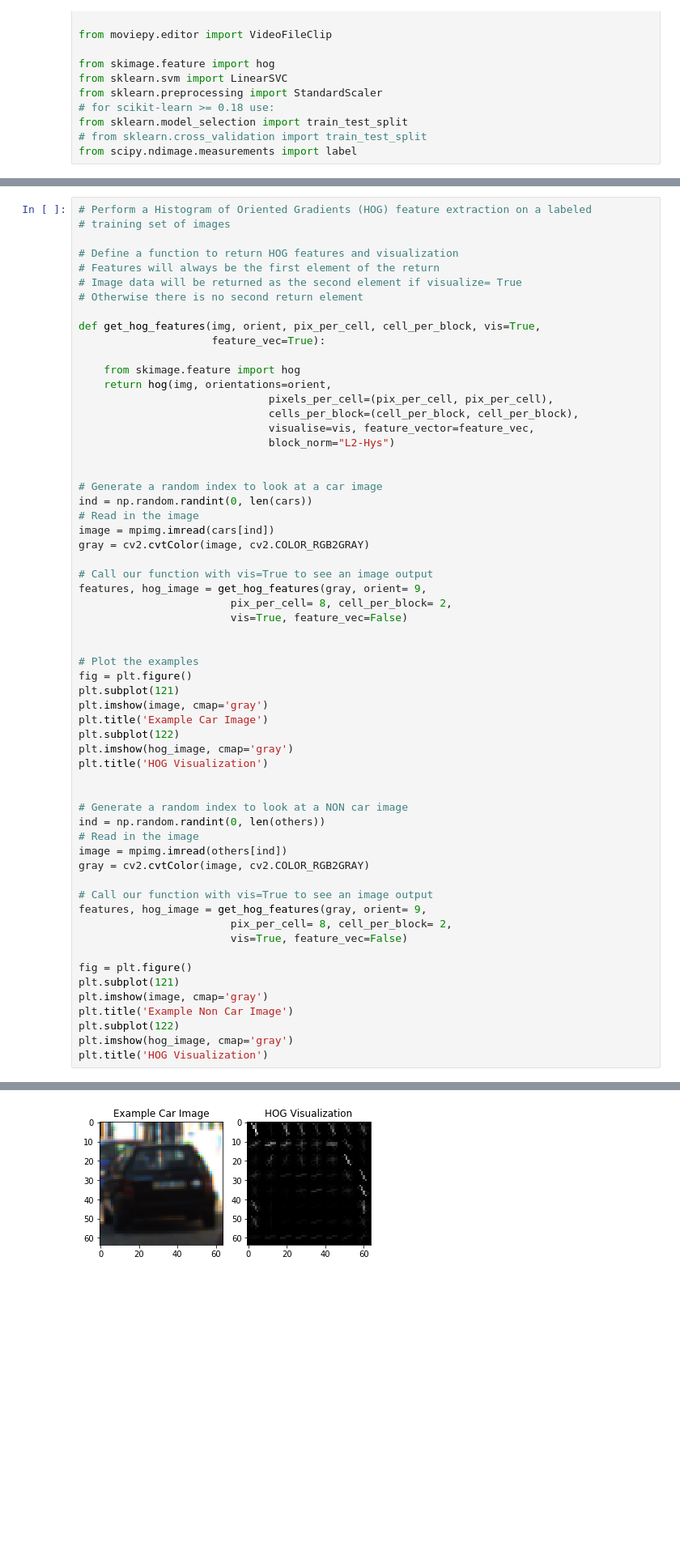
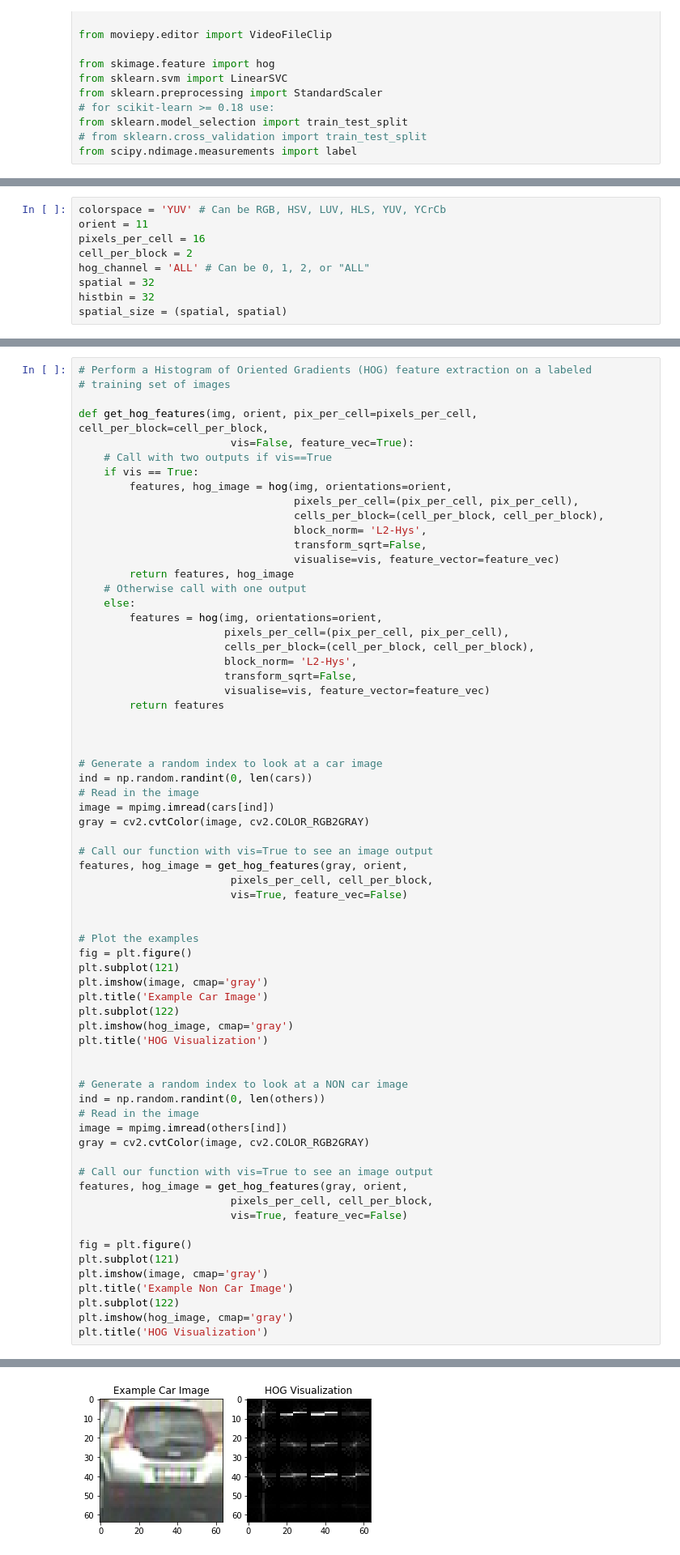
Before and after one commit to cwcentral/CarND-Vehicle-Detection, a Jupyter notebook: p5.ipynb, the cells around one changed output, grey strips where cells are left out. Shown at 81% size. Cells and saved outputs as stored; diff of their text form; blank space fills up the shorter version.

```diff
--- a/p5.ipynb
+++ b/p5.ipynb
@@ -34,0 +37,9 @@ from scipy.ndimage.measurements import label
+# %%
+colorspace = 'YUV' # Can be RGB, HSV, LUV, HLS, YUV, YCrCb
+orient = 11
+pixels_per_cell = 16
+cell_per_block = 2
+hog_channel = 'ALL' # Can be 0, 1, 2, or "ALL"
+spatial = 32
+histbin = 32
+spatial_size = (spatial, spatial)
@@ -65,20 +80,27 @@ show_samples("NON-CARS", others)
 # Perform a Histogram of Oriented Gradients (HOG) feature extraction on a labeled
 # training set of images
 
-# Define a function to return HOG features and visualization
-# Features will always be the first element of the return
-# Image data will be returned as the second element if visualize= True
-# Otherwise there is no second return element
+def get_hog_features(img, orient, pix_per_cell=pixels_per_cell, cell_per_block=cell_per_block,
+                        vis=False, feature_vec=True):
+    # Call with two outputs if vis==True
+    if vis == True:
+        features, hog_image = hog(img, orientations=orient,
+                                  pixels_per_cell=(pix_per_cell, pix_per_cell),
+                                  cells_per_block=(cell_per_block, cell_per_block),
+                                  block_norm= 'L2-Hys',
+                                  transform_sqrt=False,
+                                  visualise=vis, feature_vector=feature_vec)
+        return features, hog_image
+    # Otherwise call with one output
+    else:
+        features = hog(img, orientations=orient,
+                       pixels_per_cell=(pix_per_cell, pix_per_cell),
+                       cells_per_block=(cell_per_block, cell_per_block),
+                       block_norm= 'L2-Hys',
+                       transform_sqrt=False,
+                       visualise=vis, feature_vector=feature_vec)
+        return features
 
-def get_hog_features(img, orient, pix_per_cell, cell_per_block, vis=True,
-                     feature_vec=True):
-
-    from skimage.feature import hog
-    return hog(img, orientations=orient,
-                              pixels_per_cell=(pix_per_cell, pix_per_cell),
-                              cells_per_block=(cell_per_block, cell_per_block),
-                              visualise=vis, feature_vector=feature_vec,
-                              block_norm="L2-Hys")
 
 
 # Generate a random index to look at a car image
@@ -88,39 +110,39 @@ image = mpimg.imread(cars[ind])
 gray = cv2.cvtColor(image, cv2.COLOR_RGB2GRAY)
 
 # Call our function with vis=True to see an image output
-features, hog_image = get_hog_features(gray, orient= 9,
-                        pix_per_cell= 8, cell_per_block= 2,
+features, hog_image = get_hog_features(gray, orient,
+                        pixels_per_cell, cell_per_block,
                         vis=True, feature_vec=False)
 
 
 # Plot the examples
 fig = plt.figure()
 plt.subplot(121)
 plt.imshow(image, cmap='gray')
 plt.title('Example Car Image')
 plt.subplot(122)
 plt.imshow(hog_image, cmap='gray')
 plt.title('HOG Visualization')
 
 
 # Generate a random index to look at a NON car image
 ind = np.random.randint(0, len(others))
 # Read in the image
 image = mpimg.imread(others[ind])
 gray = cv2.cvtColor(image, cv2.COLOR_RGB2GRAY)
 
 # Call our function with vis=True to see an image output
-features, hog_image = get_hog_features(gray, orient= 9,
-                        pix_per_cell= 8, cell_per_block= 2,
+features, hog_image = get_hog_features(gray, orient,
+                        pixels_per_cell, cell_per_block,
                         vis=True, feature_vec=False)
 
 fig = plt.figure()
 plt.subplot(121)
 plt.imshow(image, cmap='gray')
 plt.title('Example Non Car Image')
 plt.subplot(122)
 plt.imshow(hog_image, cmap='gray')
 plt.title('HOG Visualization')
 # %% [output]
 <matplotlib.text.Text at 0x...>
-[figure, old version]
+[figure, new version]
```
Also changed, not shown: parts of 32 cells of this notebook, 3 other files.
